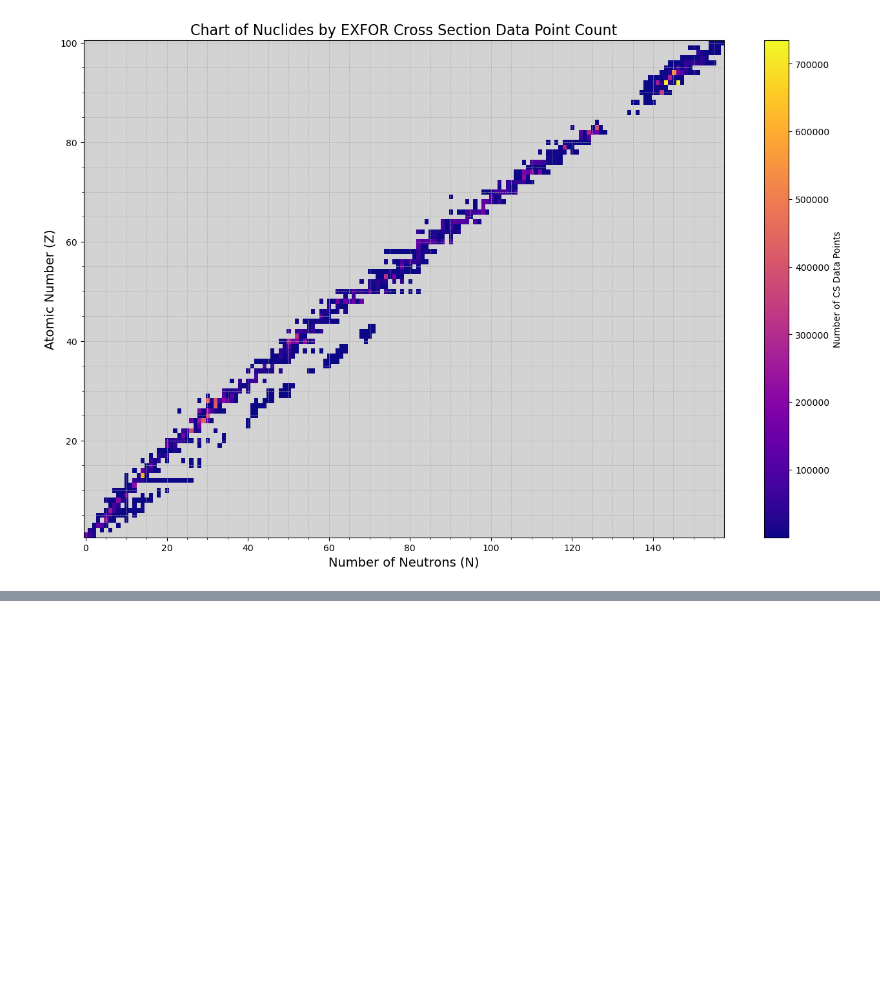
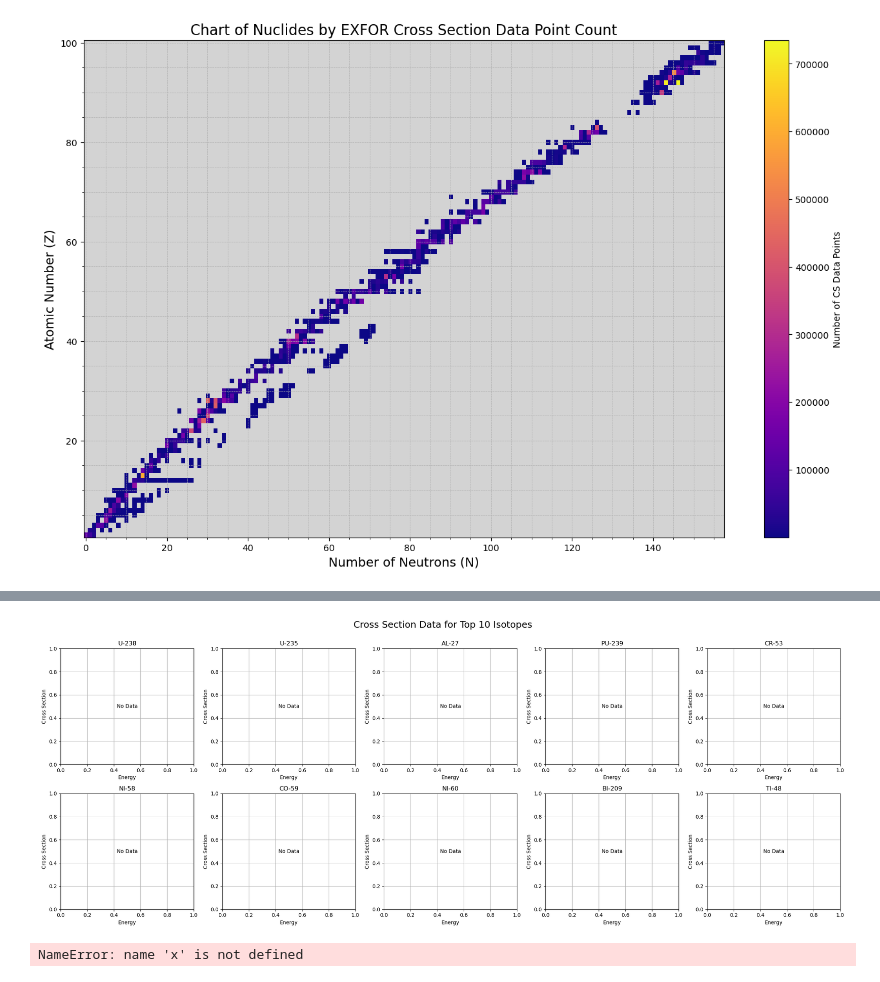
Before and after one commit to Glsw2714/Msci-Project, a Jupyter notebook: Project_msci.ipynb, the cells around one changed output, grey strips where cells are left out. Saved outputs shown, nothing was run; the diff lists cells and outputs as text; code cells hidden in the pictures; blank space fills up the shorter version.

```diff
--- a/Project_msci.ipynb
+++ b/Project_msci.ipynb
@@ -1130,0 +1164,66 @@ F-27: 3
+# %%
+import matplotlib.pyplot as plt
+from x4i3 import exfor_manager
+
+top10_isotopes = [
+    "U-238", "U-235", "AL-27", "PU-239", "CR-53",
+    "NI-58", "CO-59", "NI-60", "BI-209", "TI-48"
+]
+
+db = exfor_manager.X4DBManagerDefault()
+fig, axes = plt.subplots(2, 5, figsize=(22, 8))
+axes = axes.flatten()
+
+for idx, iso in enumerate(top10_isotopes):
+    ax = axes[idx]
+    query = db.query(target=iso, quantity='SIG')
+    entry_ids = list(query.keys())
+    plotted = False
+    all_x = []
+    all_y = []
+
+    for entry_id in entry_ids:
+        try:
+            entry = db.retrieve(ENTRY=entry_id)[entry_id]
+            datasets = entry.getSimplifiedDataSets()
+            for ds in datasets.values():
+                # Defensive: check for at least 2 columns and >0 rows
+                if hasattr(ds, "data") and ds.data is not None and ds.data.shape[0] > 0 and ds.data.shape[1] >= 2:
+                    x = ds.data[:, 0]
+                    y = ds.data[:, 1]
+                    print(x)
+                    # Only plot if both arrays are valid and non-empty
+                    if x.size > 0 and y.size > 0 and x.shape == y.shape:
+                        ax.plot(x, y, alpha=0.5)
+                        all_x.append(x)
+                        all_y.append(y)
+                        plotted = True
+        except Exception as e:
+            continue
+
+    ax.set_title(f"{iso}")
+    ax.set_xlabel("Energy")
+    ax.set_ylabel("Cross Section")
+    ax.grid(True)
+
+    # Set axis scale based on data
+    if plotted:
+        # Flatten all_x and all_y for min/max
+        flat_x = [item for sublist in all_x for item in sublist]
+        flat_y = [item for sublist in all_y for item in sublist]
+        if len(flat_x) > 0 and min(flat_x) > 0:
+            ax.set_xscale('log')
+        if len(flat_y) > 0 and min(flat_y) > 0 and max(flat_y) / min(flat_y) > 100:
+            ax.set_yscale('log')
+    else:
+        ax.text(0.5, 0.5, "No Data", ha='center', va='center', transform=ax.transAxes)
+
+plt.tight_layout()
+plt.suptitle("Cross Section Data for Top 10 Isotopes", fontsize=18, y=1.05)
+plt.show()
+# %% [output]
+[figure, added]
+# %%
+print(x)
+# %% [output]
+NameError: name 'x' is not defined
```
Also changed, not shown: parts of 9 cells of this notebook, 3 other files.
